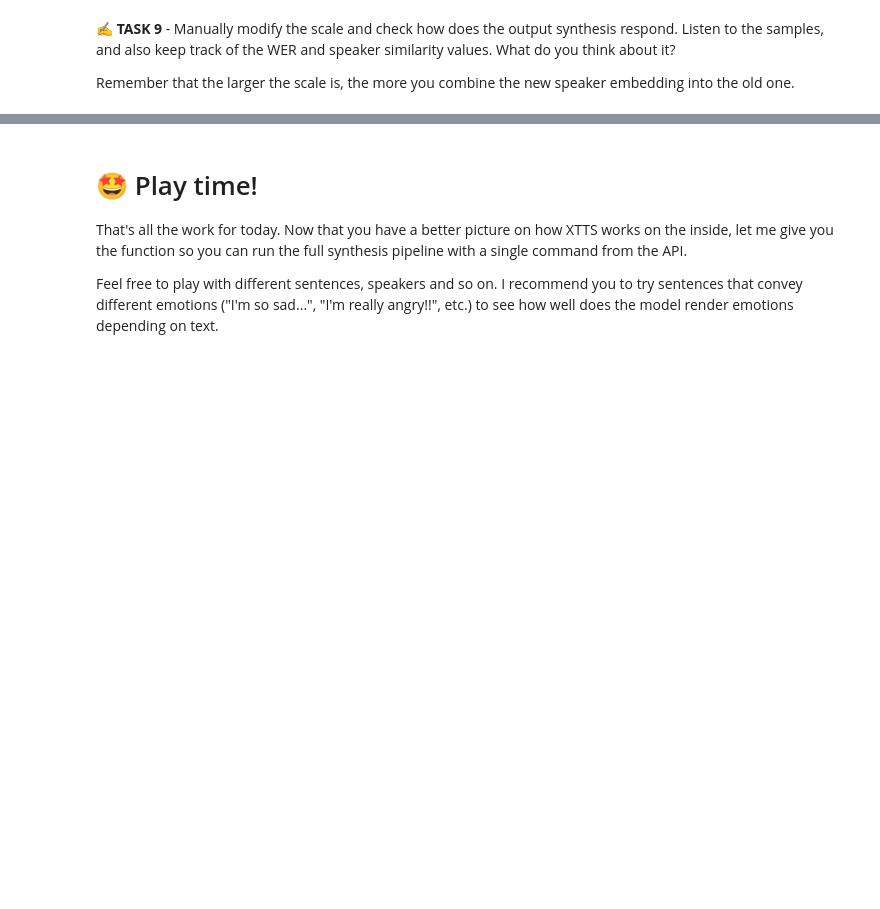
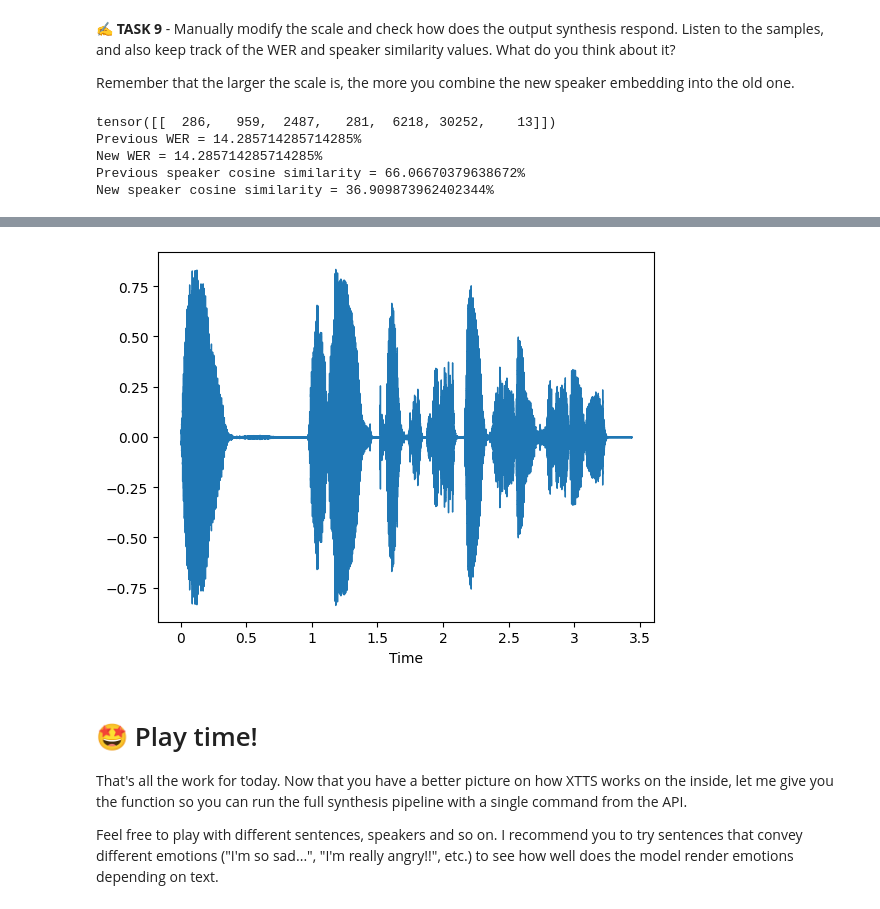
Before and after one commit to inesbroto/NLI_Chatbot, a Jupyter notebook: L5_TTS.ipynb, the cells around one changed output, grey strips where cells are left out. Saved outputs shown, nothing was run; the diff lists cells and outputs as text; code cells hidden in the pictures; blank space fills up the shorter version.

```diff
--- a/L5_TTS.ipynb
+++ b/L5_TTS.ipynb
@@ -381,13 +445,13 @@ asr.config.forced_decoder_ids = None
 
 def transcribe_speech(pred_wav, sampling_rate):
     # Mind that the required sampling rate for ASR is 16000!
-    input_features = asr_processor(...)
+    input_features = asr_processor.feature_extractor(pred_wav, sampling_rate=sampling_rate,return_tensors="pt").input_features
+    # generate token ids
+    predicted_ids = asr.generate(input_features)
+    print(predicted_ids)
+    # decode token ids to text
+    pred_text = asr_processor.batch_decode(predicted_ids)
 
-    # generate token ids
-    predicted_ids = asr.generate(...)
-
-    # decode token ids to text
-    pred_text = ...
 
     return pred_text
 
@@ -445,6 +523,9 @@ hifigan_speaker_emb_b = hifigan_speaker_emb_b.view(512)
 Remember that the larger the scale is, the more you combine the new speaker embedding into the old one.
 # %%
 scale = 1
+hifigan_speaker_emb = hifigan_speaker_emb.cuda()
+hifigan_speaker_emb_b = hifigan_speaker_emb_b.cuda()
+
 
 # Re-vocode with the new speaker identity
 new_hifigan_speaker_emb = add_embedding_to_embedding_with_scale(hifigan_speaker_emb, hifigan_speaker_emb_b, scale)
@@ -467,3 +548,9 @@ print(f"New speaker cosine similarity = {new_speaker_sim * 100}%")
 # Visualize waveforms
 librosa.display.waveshow(new_speaker_pred_wav.numpy(), sr=TTS_SAMPLING_RATE)
 IPython.display.Audio(new_speaker_pred_wav.detach().numpy(), rate=TTS_SAMPLING_RATE)
+# %% [output]
+tensor([[  286,   959,  2487,   281,  6218, 30252,    13]])
+Previous WER = 14.285714285714285%
+New WER = 14.285714285714285%
+Previous speaker cosine similarity = 66.06670379638672%
+New speaker cosine similarity = 36.909873962402344%
@@ -470,3 +558,4 @@ IPython.display.Audio(new_speaker_pred_wav.detach().numpy(), rate=TTS_SAMPLING_R
+[figure, added]
 # %% [markdown]
 # 🤩 Play time!
 
```
Also changed, not shown: parts of 20 cells of this notebook.
